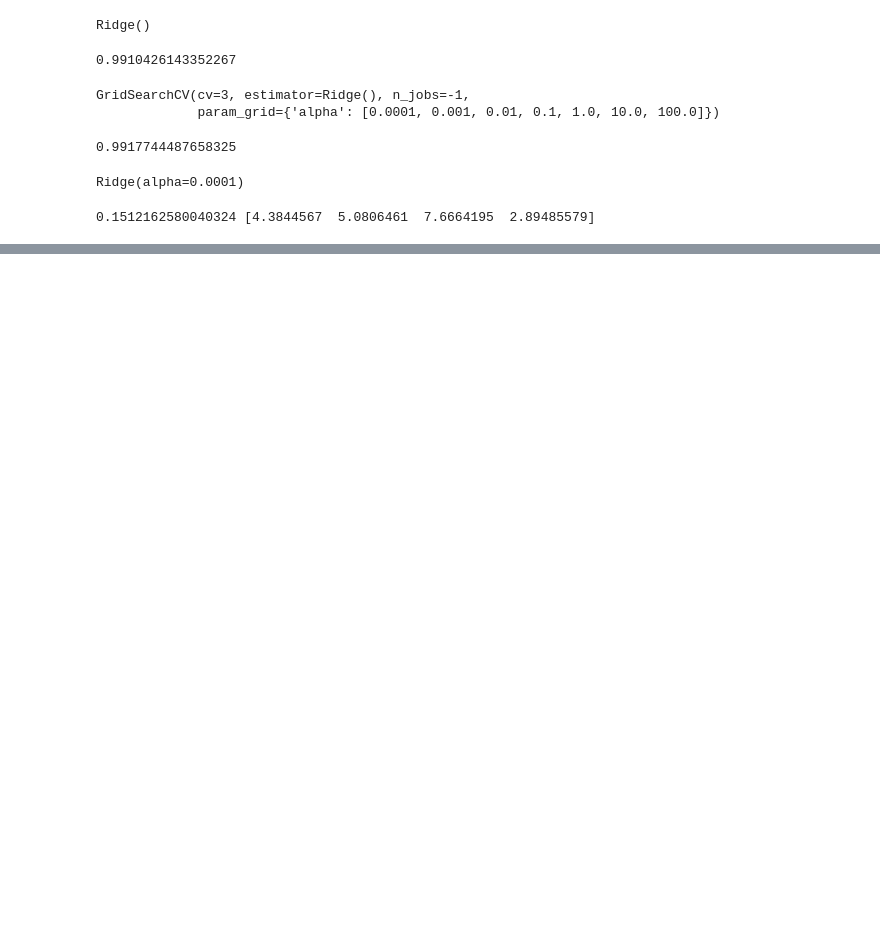
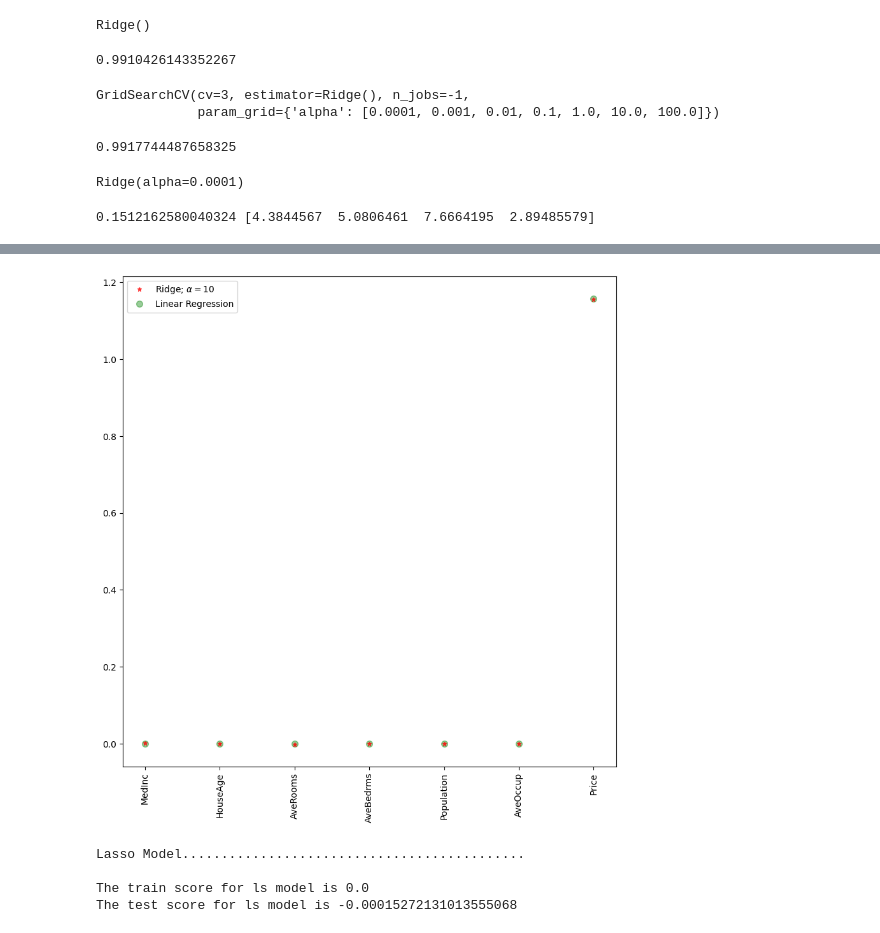
Before and after one commit to bwaalala05/summer-research-project, a Jupyter notebook: pinv.ipynb, the cells around one changed output, grey strips where cells are left out. Drawn from its saved outputs; the diff is of its cells as text; code cells hidden in the pictures; blank space fills up the shorter version.

```diff
--- a/pinv.ipynb
+++ b/pinv.ipynb
@@ -384,0 +455,32 @@ print(ridge_cv.best_estimator_.intercept_, ridge_cv.best_estimator_.coef_)
+# %%
+#Model
+lr = LinearRegression()
+
+#Fit model
+lr.fit(X_train, y_train)
+
+#predict
+#prediction = lr.predict(X_test)
+
+#actual
+actual = y_test
+
+train_score_lr = lr.score(X_train, y_train)
+test_score_lr = lr.score(X_test, y_test)
+
+print("The train score for lr model is {}".format(train_score_lr))
+print("The test score for lr model is {}".format(test_score_lr))
+
+
+#Ridge Regression Model
+ridgeReg = Ridge(alpha=10)
+
+ridgeReg.fit(X_train,y_train)
+
+#train and test scorefor ridge regression
+train_score_ridge = ridgeReg.score(X_train, y_train)
+test_score_ridge = ridgeReg.score(X_test, y_test)
+
+print("\nRidge Model............................................\n")
+print("The train score for ridge model is {}".format(train_score_ridge))
+print("The test score for ridge model is {}".format(test_score_ridge))
@@ -384,0 +495,25 @@ print(ridge_cv.best_estimator_.intercept_, ridge_cv.best_estimator_.coef_)
+# %%
+plt.figure(figsize = (10, 10))
+plt.plot(features,ridgeReg.coef_,alpha=0.7,linestyle='none',marker='*',markersize=5,color='red',label=r'Ridge; $\alpha = 10$',zorder=7)
+#plt.plot(rr100.coef_,alpha=0.5,linestyle='none',marker='d',markersize=6,color='blue',label=r'Ridge; $\alpha = 100$')
+plt.plot(features,lr.coef_,alpha=0.4,linestyle='none',marker='o',markersize=7,color='green',label='Linear Regression')
+plt.xticks(rotation = 90)
+plt.legend()
+plt.show()
+# %% [output]
+[figure, added]
+# %%
+#Lasso regression model
+print("\nLasso Model............................................\n")
+lasso = Lasso(alpha = 10)
+lasso.fit(X_train,y_train)
+train_score_ls =lasso.score(X_train,y_train)
+test_score_ls =lasso.score(X_test,y_test)
+
+print("The train score for ls model is {}".format(train_score_ls))
+print("The test score for ls model is {}".format(test_score_ls))
+# %% [output]
+Lasso Model............................................
+
+The train score for ls model is 0.0
+The test score for ls model is -0.00015272131013555068
```
Also changed, not shown: parts of 11 cells of this notebook, 6 other files.
